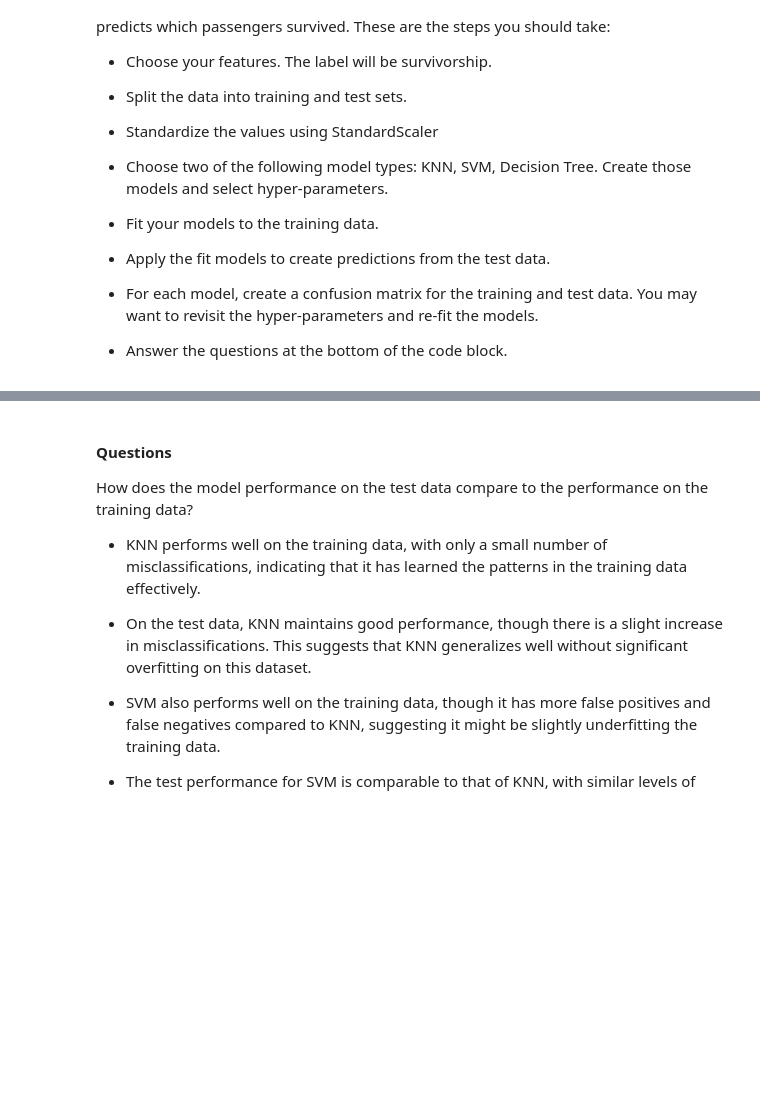
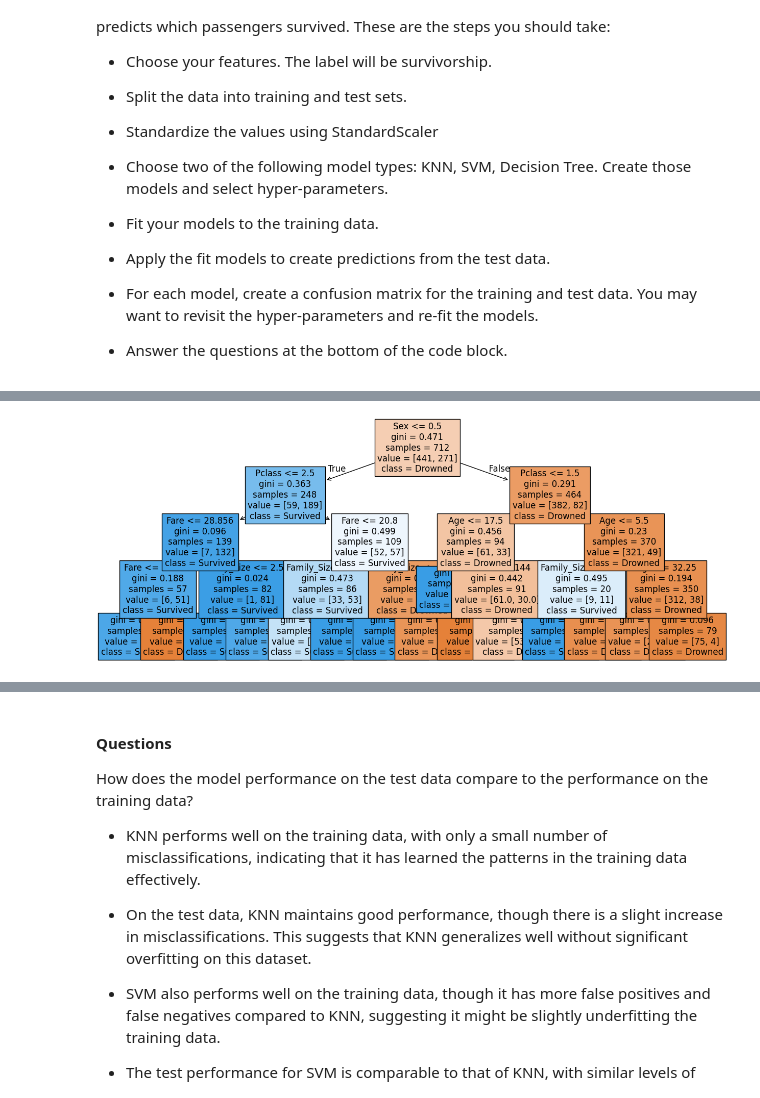
Before and after one commit to GettysburgDataScience/ps05-dntrAnh, a Jupyter notebook: ps05.ipynb, the cells around one changed output, grey strips where cells are left out. Drawn from its saved outputs; the diff is of its cells as text; code cells hidden in the pictures; blank space fills up the shorter version.

```diff
--- a/ps05.ipynb
+++ b/ps05.ipynb
@@ -332,0 +186,21 @@ weighted avg       0.78      0.78      0.78       179
+# %%
+# Define label and features
+label = 'Survived'  # Changed to a string for a single label
+features = ['Sex', 'Age', 'Pclass', 'Fare', 'Family_Size']
+
+from sklearn.model_selection import train_test_split
+from sklearn.tree import DecisionTreeClassifier, plot_tree
+import matplotlib.pyplot as plt
+
+X_train, X_test, y_train, y_test = train_test_split(df[features], df[label], test_size=0.2)
+
+tree_clf = DecisionTreeClassifier(max_depth=4)
+tree_clf.fit(X_train, y_train)
+
+# Plot the decision tree
+fig, ax = plt.subplots(1, 1, figsize=(15, 6))
+plot_tree(tree_clf, feature_names=features, class_names=['Drowned', 'Survived'], filled=True, fontsize=12)
+
+plt.show()
+# %% [output]
+[figure, added]
```
Also changed, not shown: parts of 5 cells of this notebook.
